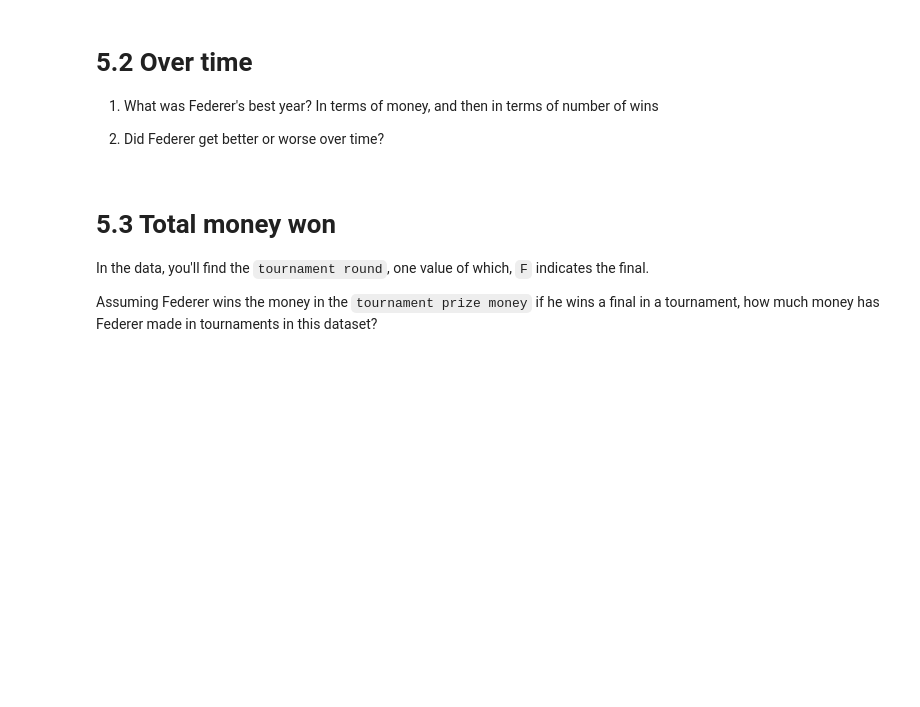
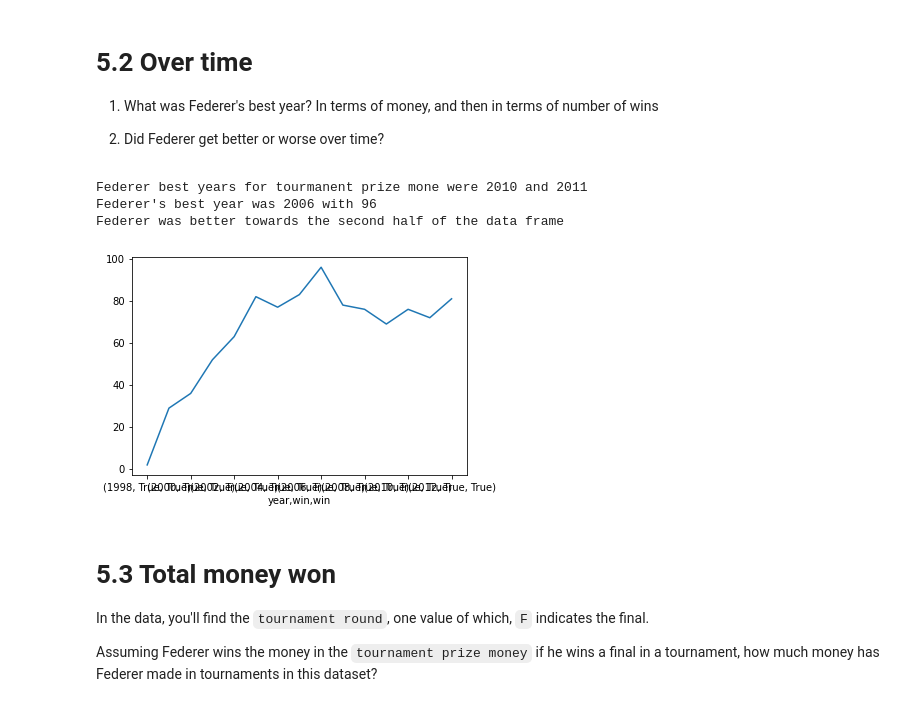
Before and after one commit to cb-ds-1/m2-1-pandas, a Jupyter notebook: workshop.ipynb, the cells around one changed output. Cells and saved outputs as stored; diff of their text form; code cells hidden in the pictures; blank space fills up the shorter version.

```diff
--- a/workshop.ipynb
+++ b/workshop.ipynb
@@ -153,3 +309,28 @@ In `data/tennis.csv` you have games that Roger Federer played against various op
 2. What is Federer's win/loss ratio?
 
 3. Who were Federer's top 5 opponents?
+# %%
+import math
+df = pd.read_csv('data/tennis.csv')
+
+# keep only games where Federer played
+df = df.loc[(df['player1 name'] == 'Roger Federer') | (df['player2 name'] == 'Roger Federer')]
+num_of_federer_wins = len(df.loc[df['winner'] == 'Roger Federer'])
+top_opponents = df['player2 name'].value_counts()[1:6]
+
+
+
+# new column fed won/lost
+# filter on loss
+# value_count() on opponents [0:4]
+
+
+
+# 1
+print('Federer won', num_of_federer_wins, 'games')
+
+# 2
+print(f'Federer win ratio is {num_of_federer_wins / len(df)}')
+
+# 3
+print(f"Federer top opponents {top_opponents}")
@@ -159,6 +349,23 @@ In `data/tennis.csv` you have games that Roger Federer played against various op
 1. What was Federer's best year? In terms of money, and then in terms of number of wins
 
 2. Did Federer get better or worse over time?
+# %%
+year_by_money = df.loc[df['win'] == True].groupby('year', sort=True)
+
+# print(year_by_money.first())
+print('Federer best years for tourmanent prize mone were 2010 and 2011')
+
+year_by_wins = df.loc[df['win'] == True].groupby(['year', 'win'], sort=True)['win'].value_counts()
+print(f"Federer's best year was {year_by_wins.idxmax()[0]} with {year_by_wins.max()}")
+
+year_by_wins.plot()
+
+print('Federer was better towards the second half of the data frame')
+# %% [output]
+Federer best years for tourmanent prize mone were 2010 and 2011
+Federer's best year was 2006 with 96
+Federer was better towards the second half of the data frame
+[figure, added]
 # %% [markdown]
 # 5.3 Total money won
 
```
Also changed, not shown: parts of 13 cells of this notebook.
